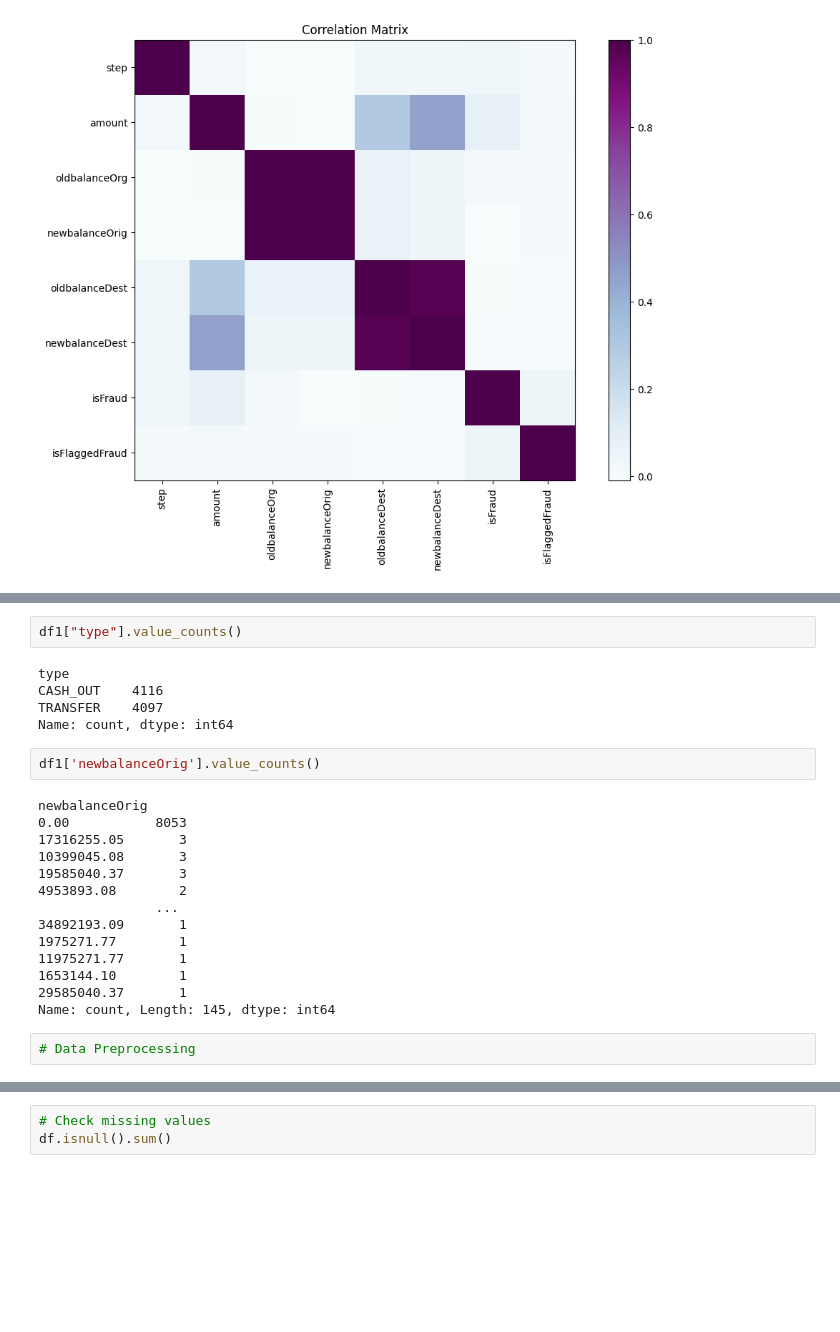
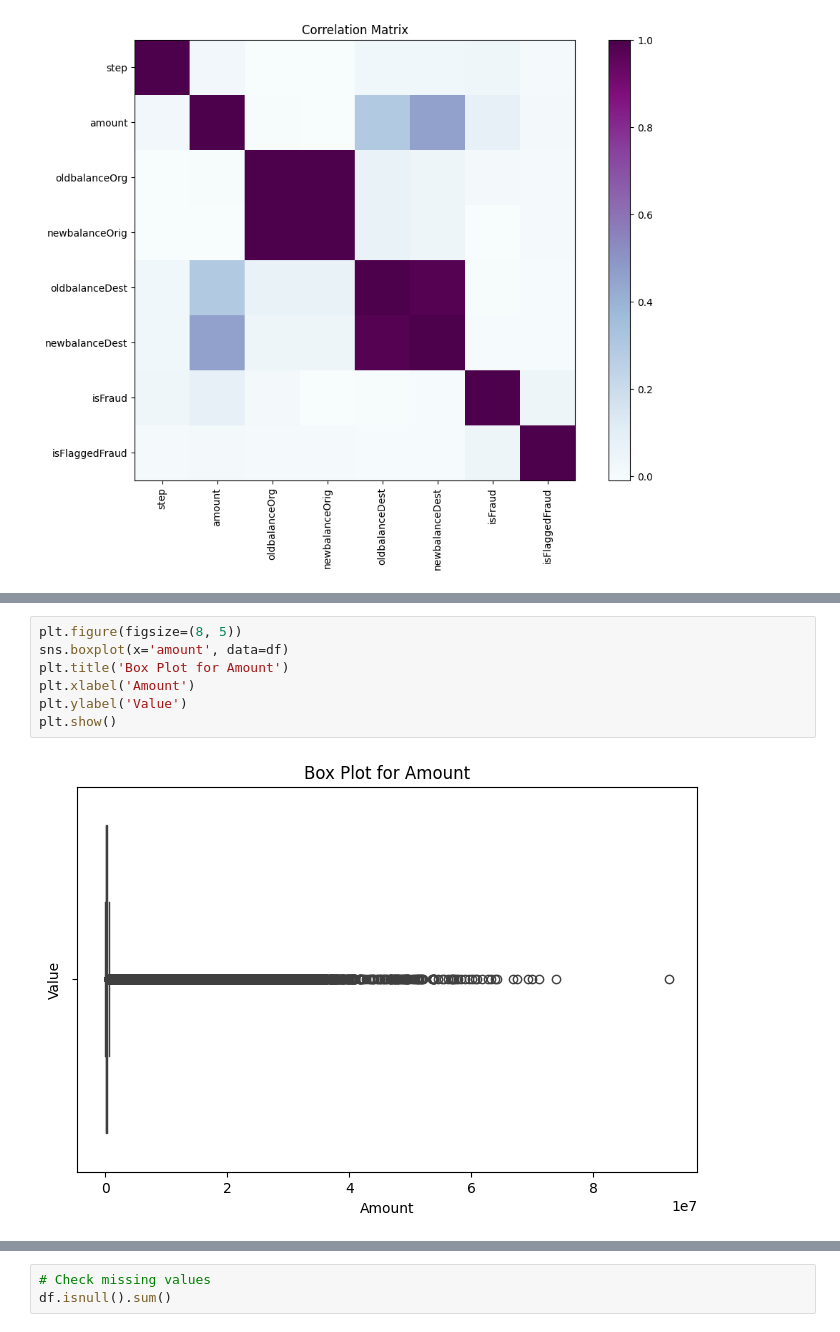
Before and after one commit to honeydewsago/MachineLearningCW, a Jupyter notebook: DataAnalysis.ipynb, the cells around one changed output, grey strips where cells are left out. Saved outputs shown, nothing was run; the diff lists cells and outputs as text; blank space fills up the shorter version.

Commit message:
Add box plot and remove data outliers

```diff
--- a/DataAnalysis.ipynb
+++ b/DataAnalysis.ipynb
@@ -172,25 +107,9 @@ df1
-# %%
-df1["type"].value_counts()
-# %% [output]
-type
-CASH_OUT    4116
-TRANSFER    4097
-Name: count, dtype: int64
-# %%
-df1['newbalanceOrig'].value_counts()
-# %% [output]
-newbalanceOrig
-0.00           8053
-17316255.05       3
-10399045.08       3
-19585040.37       3
-4953893.08        2
-               ...
-34892193.09       1
-1975271.77        1
-11975271.77       1
-1653144.10        1
-29585040.37       1
-Name: count, Length: 145, dtype: int64
-# %%
-# Data Preprocessing
+# %%
+plt.figure(figsize=(8, 5))
+sns.boxplot(x='amount', data=df)
+plt.title('Box Plot for Amount')
+plt.xlabel('Amount')
+plt.ylabel('Value')
+plt.show()
+# %% [output]
+[figure, added]
```
Also changed, not shown: parts of 20 cells of this notebook.
